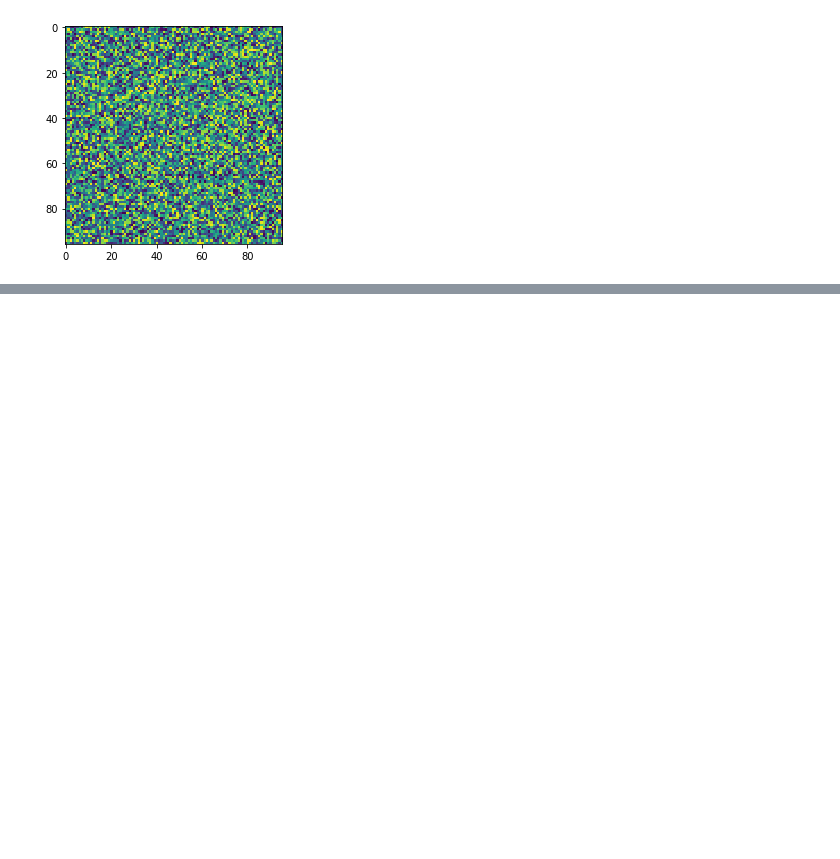
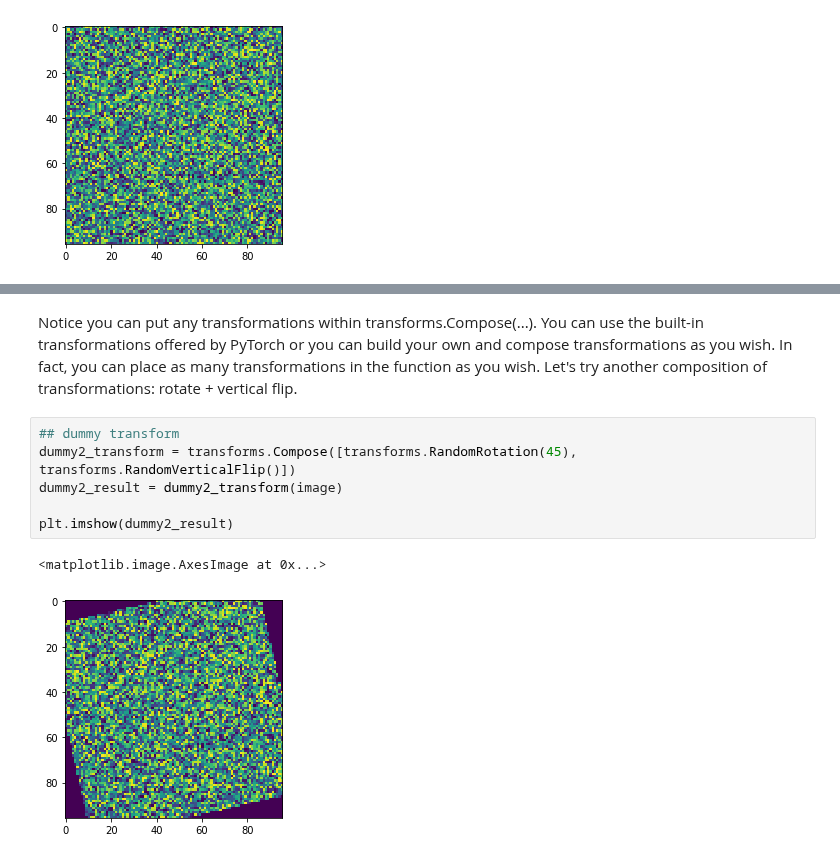
Before and after one commit to rsouza/FGV_Intro_DS, a Jupyter notebook: notebooks/Intro_PyTorch.ipynb, the cells around one changed output, grey strips where cells are left out. Saved outputs shown, nothing was run; the diff lists cells and outputs as text; blank space fills up the shorter version.

Commit message:
finish PyTorch notebook

```diff
--- a/notebooks/Intro_PyTorch.ipynb
+++ b/notebooks/Intro_PyTorch.ipynb
@@ -75,0 +87,11 @@ plt.imshow(image)
+# %% [markdown]
+Notice you can put any transformations within transforms.Compose(...). You can use the built-in transformations offered by PyTorch or you can build your own and compose transformations as you wish. In fact, you can place as many transformations in the function as you wish. Let's try another composition of transformations: rotate + vertical flip.
+# %%
+## dummy transform
+dummy2_transform = transforms.Compose([transforms.RandomRotation(45), transforms.RandomVerticalFlip()])
+dummy2_result = dummy2_transform(image)
+
+plt.imshow(dummy2_result)
+# %% [output]
+<matplotlib.image.AxesImage at 0x...>
+[figure, added]
```
Also changed, not shown: parts of 20 cells of this notebook.
